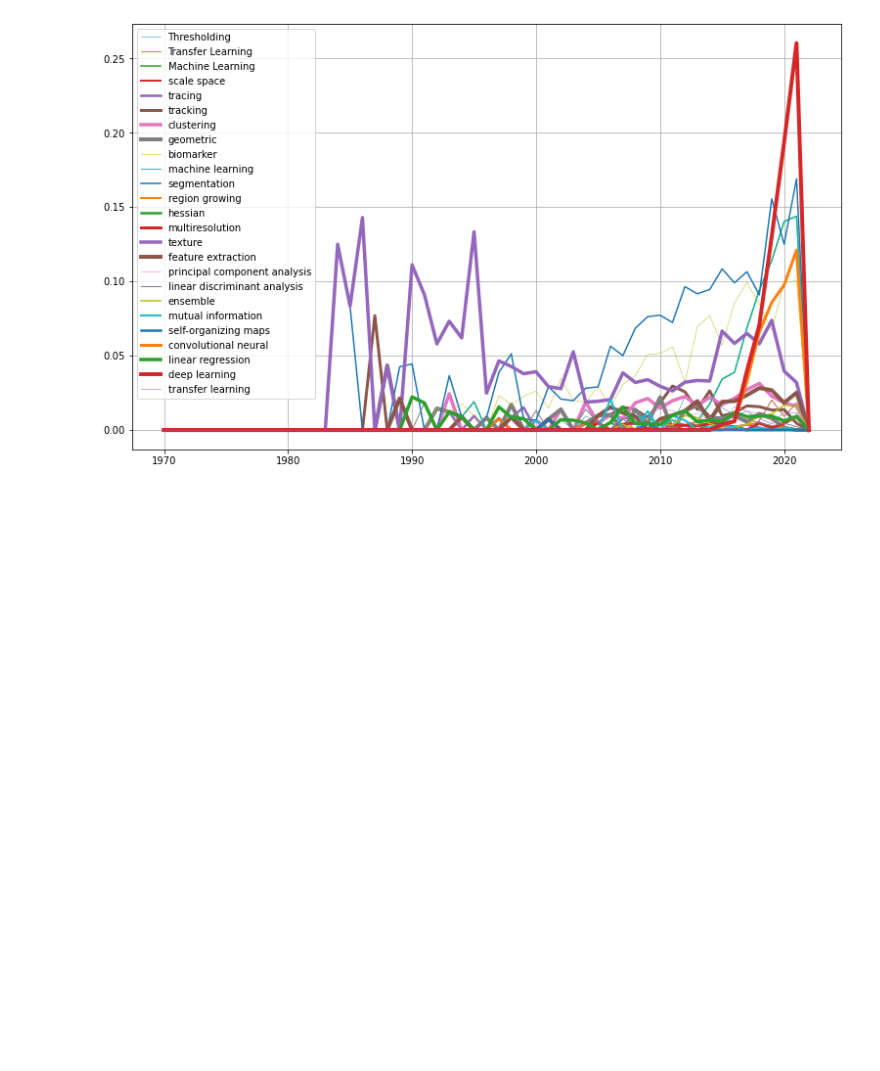
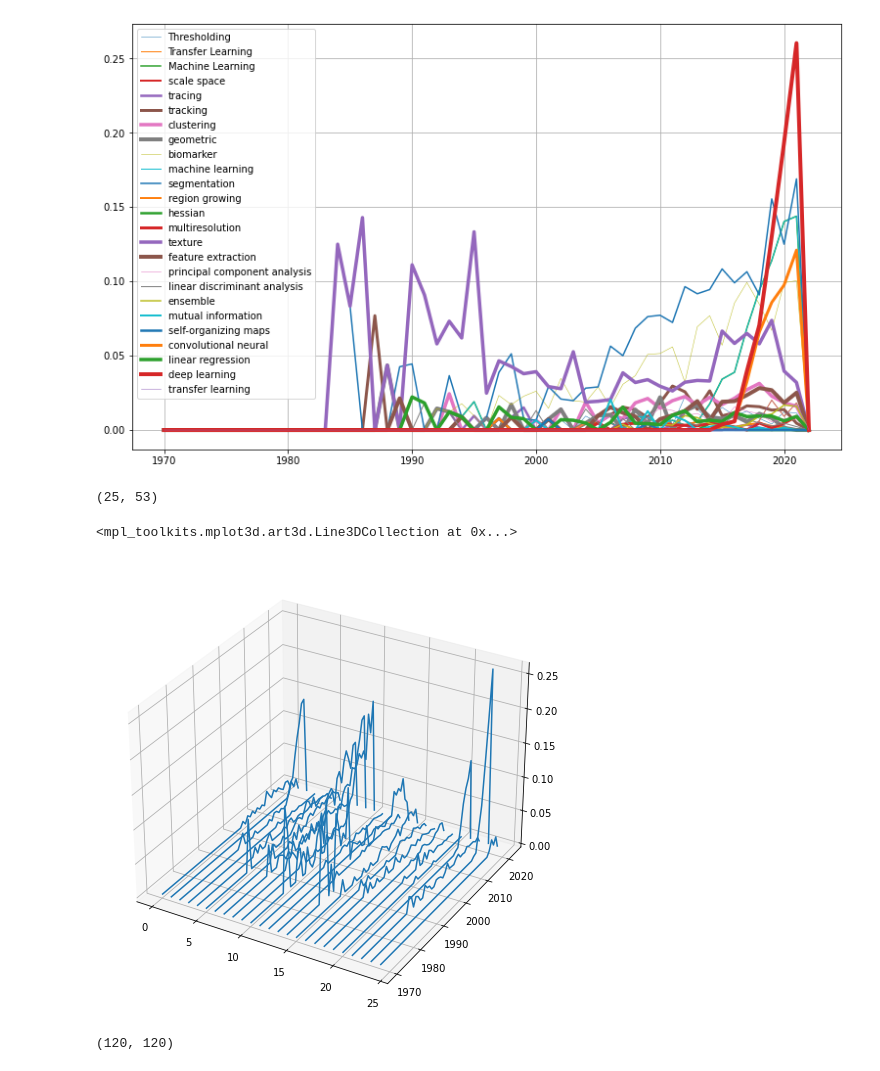
Before and after one commit to reyesaldasoro/PubMed-Data-Mining-And-Visualisation_Jupyter, a Jupyter notebook: PubMed_Fig4_Pathology_Techniques.ipynb, the cells around one changed output. Drawn from its saved outputs; the diff is of its cells as text; code cells hidden in the pictures; blank space fills up the shorter version.

```diff
--- a/PubMed_Fig4_Pathology_Techniques.ipynb
+++ b/PubMed_Fig4_Pathology_Techniques.ipynb
@@ -79,7 +79,7 @@ The data of interest is delimited by the words *yearCounts* and *startYear*. The
 Then, the years are separated from the actual entries and stored in their corresponding location of the matrix
 # %%
 for index_kw,kw in enumerate(keywords):
-    urlAddress          = basicURL+PathologyKeywords+CancerKeywords+ImageAnalysisKeywords+'%20AND%20%28%22'+str.replace(kw,' ','%20')+'%22'+allF
+    urlAddress          = basicURL+KW_Pathology+KW_Cancer+KW_ImageAnalysis+'%20AND%20%28%22'+str.replace(kw,' ','%20')+'%22'+allF
     #print(urlAddress)
     print(index_kw)
     with urllib.request.urlopen(urlAddress,  timeout=50) as url:
@@ -134,3 +134,22 @@ plt.legend(loc="upper left")
 plt.grid()
 # %% [output]
 [figure]
+# %%
+entries_per_KW_rel = np.zeros((numKeywords-1,len(yearsAnalysis)))
+for index_kw,kw in enumerate(keywords[:-1]):
+    entries_per_KW_rel[index_kw,:] =     entries_per_KW[index_kw,:]/(1+entries_per_KW[numKeywords-1])
+# %%
+entries_per_KW_rel.shape
+# %% [output]
+(25, 53)
+# %%
+x, y = np.meshgrid(np.arange(0,numKeywords-1),yearsAnalysis,  indexing='ij')
+
+from mpl_toolkits.mplot3d import axes3d
+fig, ax1 = plt.subplots(
+    1, 1, figsize=(8, 12), subplot_kw={'projection': '3d'})
+
+ax1.plot_wireframe(x, y, entries_per_KW_rel, rstride=1, cstride=0)
+# %% [output]
+<mpl_toolkits.mplot3d.art3d.Line3DCollection at 0x...>
+[figure, added]
@@ -136,0 +158,4 @@ plt.grid()
+# %%
+X.shape
+# %% [output]
+(120, 120)
```
Also changed, not shown: parts of 1 cell of this notebook.
